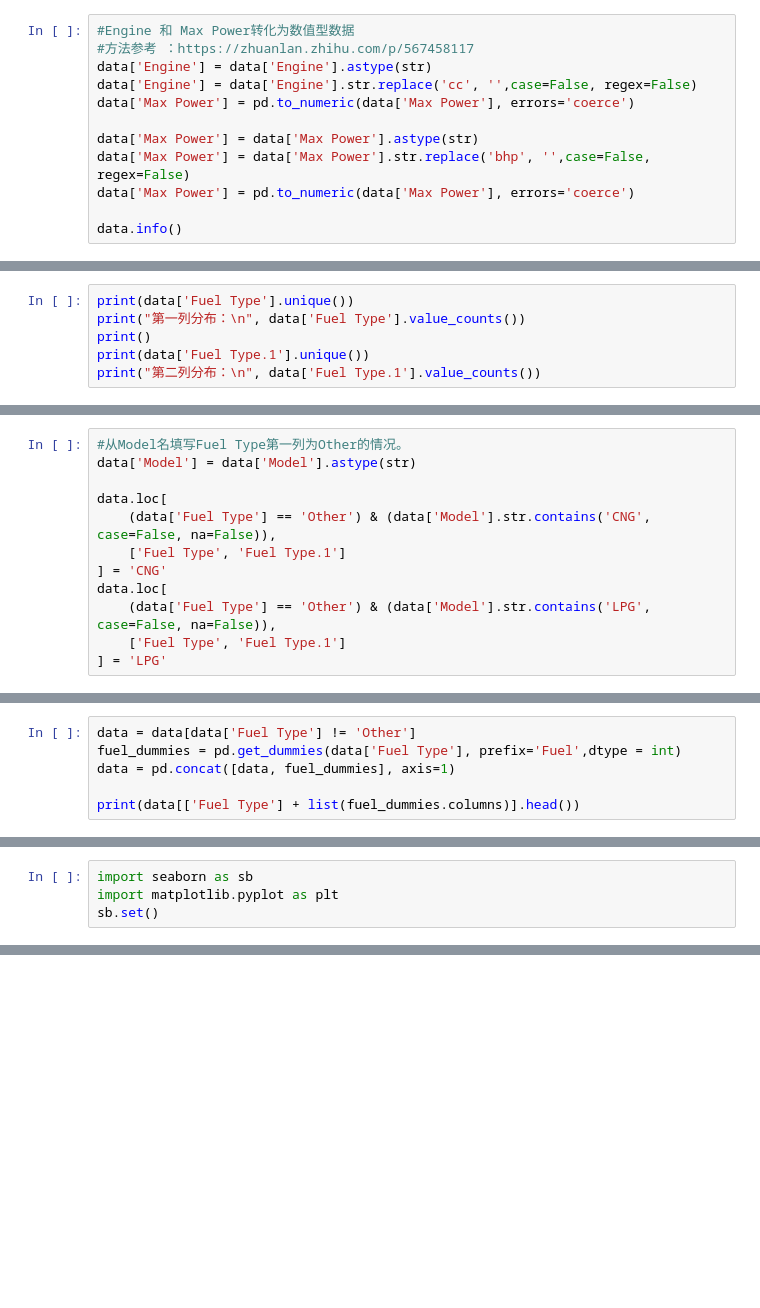
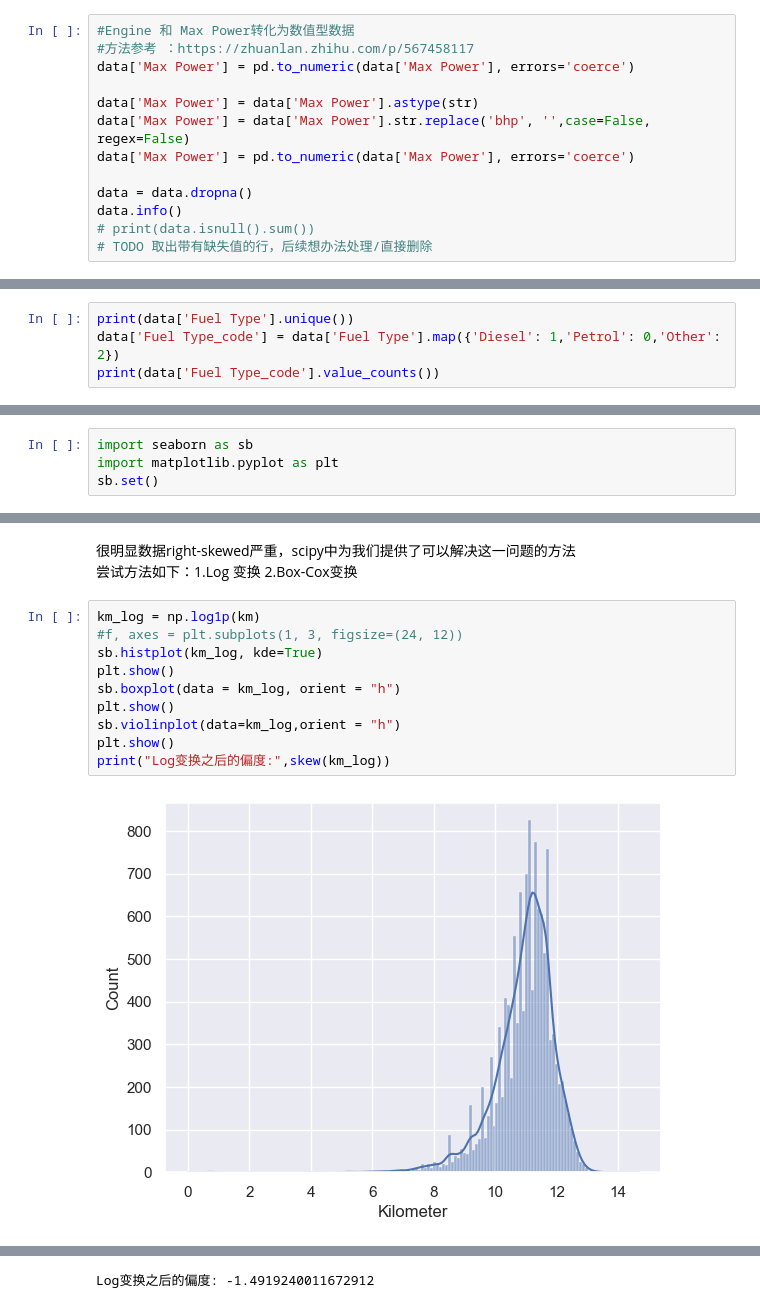
Before and after one commit to Stanley-oss/CarPricePred, a Jupyter notebook: Proceedings/data_analysis.ipynb, the cells around one changed output, grey strips where cells are left out. Cells and saved outputs as stored; diff of their text form; blank space fills up the shorter version.

```diff
--- a/Proceedings/data_analysis.ipynb
+++ b/Proceedings/data_analysis.ipynb
@@ -108,14 +63,15 @@ dtype: int64
 # %%
 #Engine 和 Max Power转化为数值型数据
 #方法参考 ：https://zhuanlan.zhihu.com/p/567458117
-data['Engine'] = data['Engine'].astype(str)
-data['Engine'] = data['Engine'].str.replace('cc', '',case=False, regex=False)
 data['Max Power'] = pd.to_numeric(data['Max Power'], errors='coerce')
 
 data['Max Power'] = data['Max Power'].astype(str)
 data['Max Power'] = data['Max Power'].str.replace('bhp', '',case=False, regex=False)
 data['Max Power'] = pd.to_numeric(data['Max Power'], errors='coerce')
 
+data = data.dropna()
 data.info()
+# print(data.isnull().sum())
+# TODO 取出带有缺失值的行，后续想办法处理/直接删除
 # %% [output]
 <class 'pandas.core.frame.DataFrame'>
@@ -161,7 +109,5 @@ Name: count, dtype: int64
 # %%
 print(data['Fuel Type'].unique())
-print("第一列分布：\n", data['Fuel Type'].value_counts())
-print()
-print(data['Fuel Type.1'].unique())
-print("第二列分布：\n", data['Fuel Type.1'].value_counts())
+data['Fuel Type_code'] = data['Fuel Type'].map({'Diesel': 1,'Petrol': 0,'Other': 2})
+print(data['Fuel Type_code'].value_counts())
 # %% [output]
@@ -185,12 +119,0 @@ Name: count, dtype: int64
-# %%
-#从Model名填写Fuel Type第一列为Other的情况。
-data['Model'] = data['Model'].astype(str)
-
-data.loc[
-    (data['Fuel Type'] == 'Other') & (data['Model'].str.contains('CNG', case=False, na=False)),
-    ['Fuel Type', 'Fuel Type.1']
-] = 'CNG'
-data.loc[
-    (data['Fuel Type'] == 'Other') & (data['Model'].str.contains('LPG', case=False, na=False)),
-    ['Fuel Type', 'Fuel Type.1']
-] = 'LPG'
@@ -221,6 +119,0 @@ Name: count, dtype: int64
-# %%
-data = data[data['Fuel Type'] != 'Other']
-fuel_dummies = pd.get_dummies(data['Fuel Type'], prefix='Fuel',dtype = int)
-data = pd.concat([data, fuel_dummies], axis=1)
-
-print(data[['Fuel Type'] + list(fuel_dummies.columns)].head())
@@ -255,0 +170,15 @@ sb.violinplot(data=km,orient = "h")
+# %% [markdown]
+很明显数据right-skewed严重，scipy中为我们提供了可以解决这一问题的方法
+尝试方法如下：1.Log 变换 2.Box-Cox变换
+# %%
+km_log = np.log1p(km)
+#f, axes = plt.subplots(1, 3, figsize=(24, 12))
+sb.histplot(km_log, kde=True)
+plt.show()
+sb.boxplot(data = km_log, orient = "h")
+plt.show()
+sb.violinplot(data=km_log,orient = "h")
+plt.show()
+print("Log变换之后的偏度:",skew(km_log))
+# %% [output]
+[figure, added]
@@ -255,0 +187 @@ sb.violinplot(data=km,orient = "h")
+Log变换之后的偏度: -1.4919240011672912
```
Also changed, not shown: parts of 29 cells of this notebook, 1 other file.
